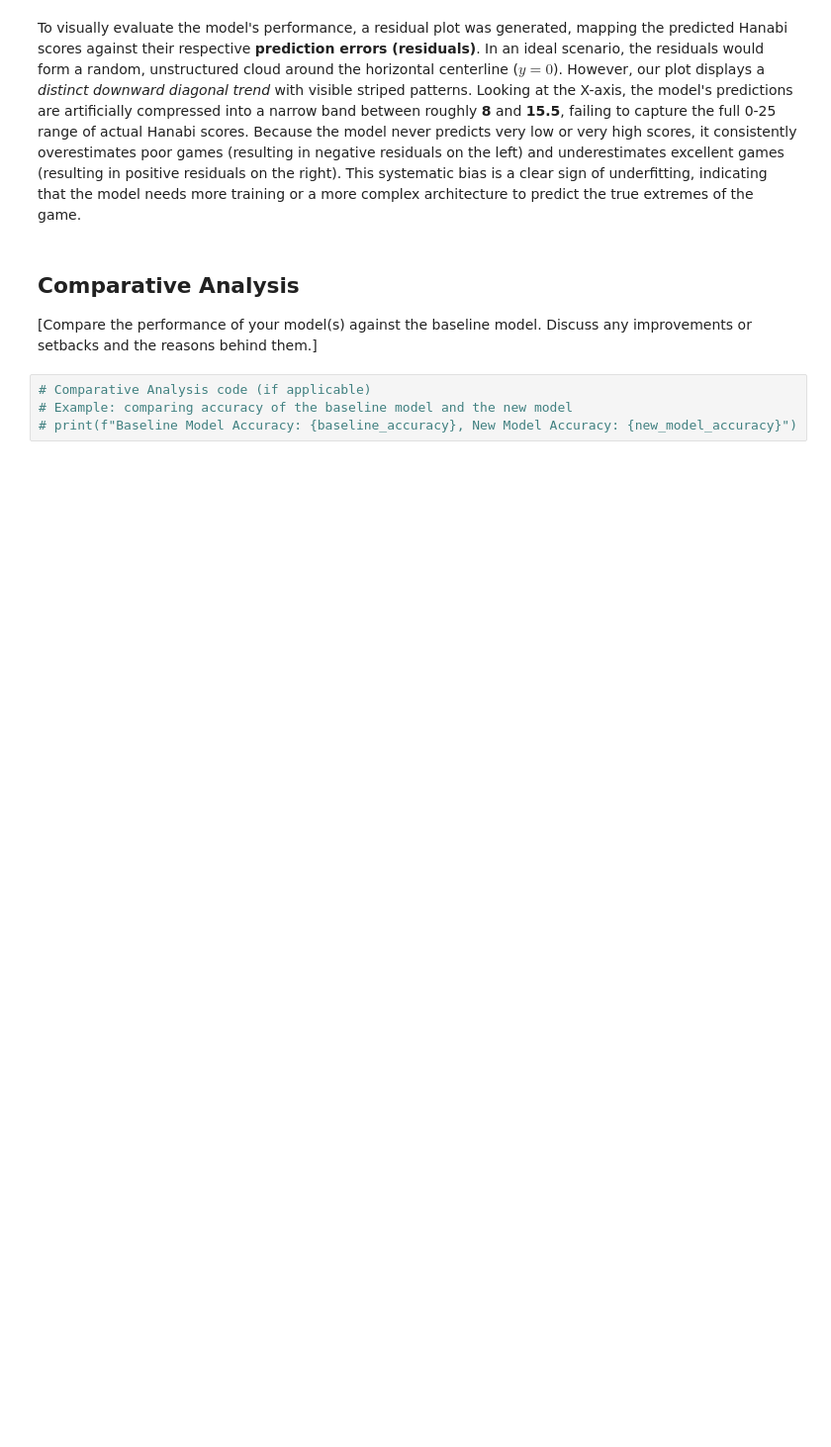
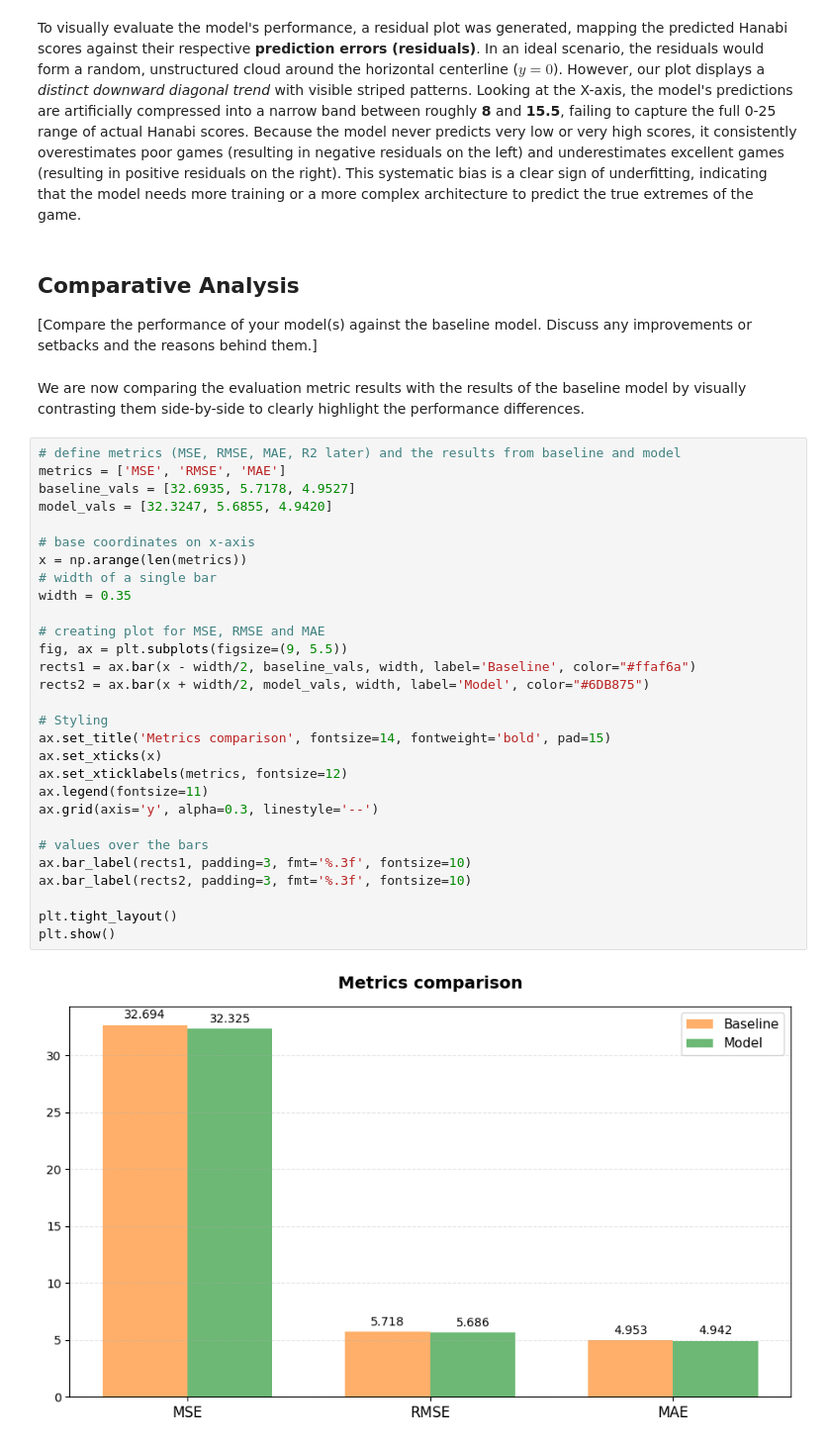
Before and after one commit to cosimab/hanabi_ml, a Jupyter notebook: 3_Model/model_definition_evaluation.ipynb, the cells around one changed output. Shown at 99% size. Drawn from its saved outputs; the diff is of its cells as text; blank space fills up the shorter version.

Commit message:
added comparative analysis

```diff
--- a/3_Model/model_definition_evaluation.ipynb
+++ b/3_Model/model_definition_evaluation.ipynb
@@ -569,7 +569,36 @@ To visually evaluate the model's performance, a residual plot was generated, map
 ## Comparative Analysis
 
 [Compare the performance of your model(s) against the baseline model. Discuss any improvements or setbacks and the reasons behind them.]
-# %%
-# Comparative Analysis code (if applicable)
-# Example: comparing accuracy of the baseline model and the new model
-# print(f"Baseline Model Accuracy: {baseline_accuracy}, New Model Accuracy: {new_model_accuracy}")
+# %% [markdown]
+We are now comparing the evaluation metric results with the results of the baseline model by visually contrasting them side-by-side to clearly highlight the performance differences.
+# %%
+# define metrics (MSE, RMSE, MAE, R2 later) and the results from baseline and model
+metrics = ['MSE', 'RMSE', 'MAE']
+baseline_vals = [32.6935, 5.7178, 4.9527]
+model_vals = [32.3247, 5.6855, 4.9420]
+
+# base coordinates on x-axis
+x = np.arange(len(metrics))
+# width of a single bar
+width = 0.35
+
+# creating plot for MSE, RMSE and MAE
+fig, ax = plt.subplots(figsize=(9, 5.5))
+rects1 = ax.bar(x - width/2, baseline_vals, width, label='Baseline', color="#ffaf6a")
+rects2 = ax.bar(x + width/2, model_vals, width, label='Model', color="#6DB875")
+
+# Styling
+ax.set_title('Metrics comparison', fontsize=14, fontweight='bold', pad=15)
+ax.set_xticks(x)
+ax.set_xticklabels(metrics, fontsize=12)
+ax.legend(fontsize=11)
+ax.grid(axis='y', alpha=0.3, linestyle='--')
+
+# values over the bars
+ax.bar_label(rects1, padding=3, fmt='%.3f', fontsize=10)
+ax.bar_label(rects2, padding=3, fmt='%.3f', fontsize=10)
+
+plt.tight_layout()
+plt.show()
+# %% [output]
+[figure, added]
```
Also changed, not shown: parts of 4 cells of this notebook.
